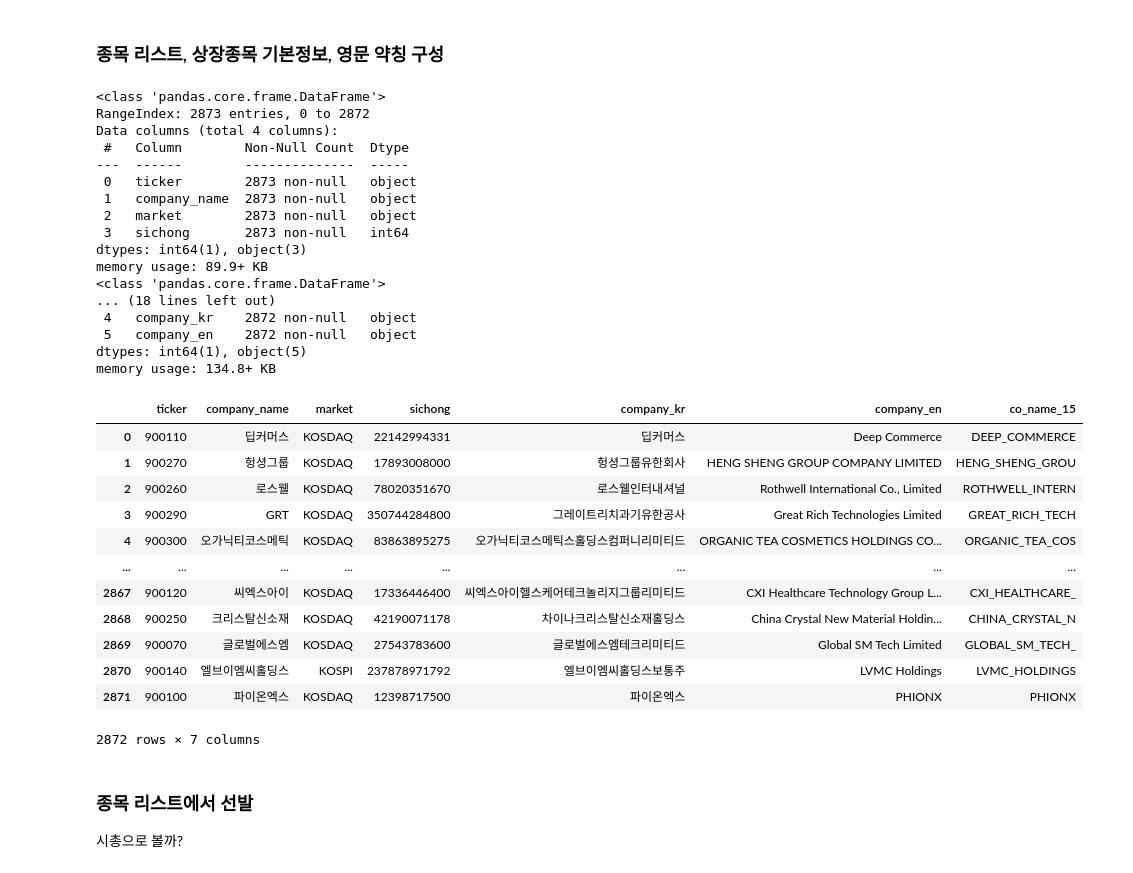
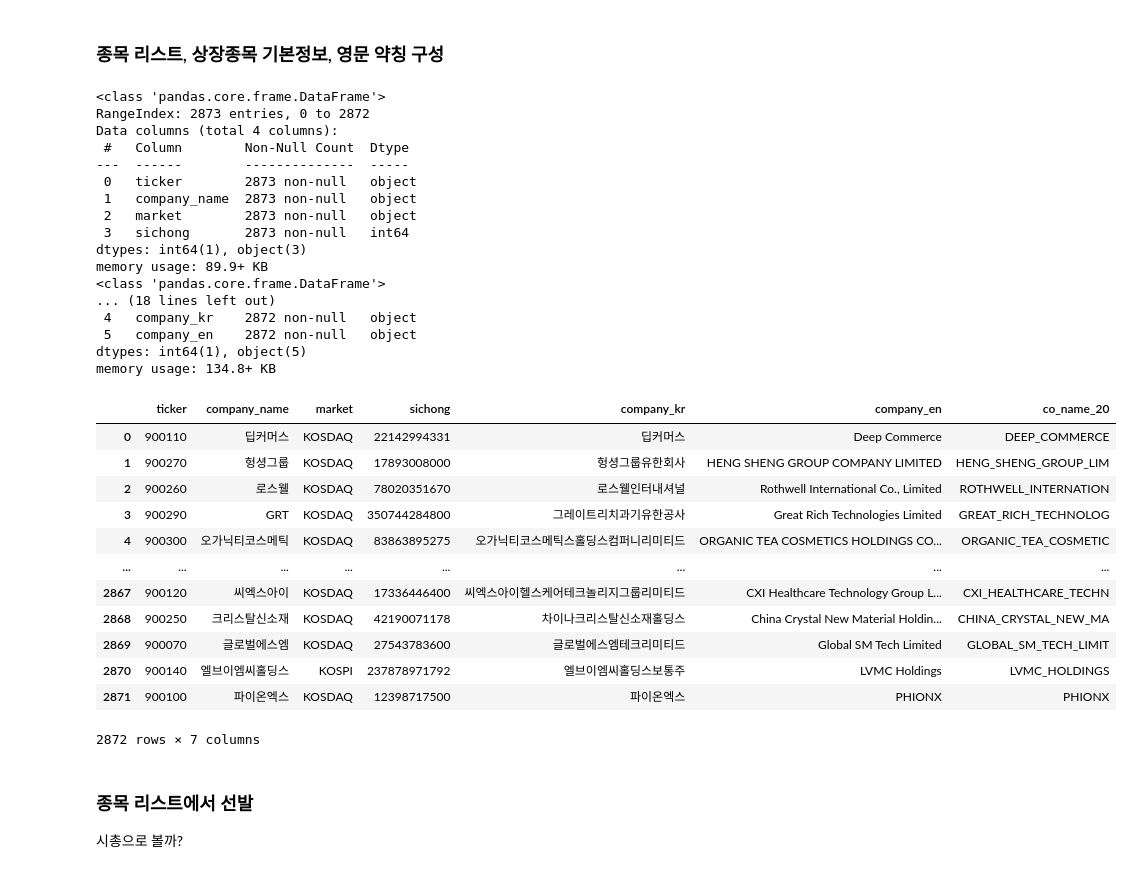
Before and after one commit to bahn28/salad, a Jupyter notebook: az_krx_001.ipynb, the cells around one changed output. Saved outputs shown, nothing was run; the diff lists cells and outputs as text; code cells hidden in the pictures.

```diff
--- a/az_krx_001.ipynb
+++ b/az_krx_001.ipynb
@@ -72,45 +72,45 @@ df_krx_lst
 # 회사명 영문 약어 생성, 15자 이내.
 # 정규식 패턴 수정 및 대소문자 무시(?i) 적용
 pattern = r'(?i)\s+(Co\.,?\s*Ltd\.|Inc\.|Corp\.|Ltd\.|Company)'
 
 # 수식어 제거 후 -> 양끝 공백 제거(.str.strip()) -> 빈칸을 언더바(_)로 치환(.str.replace)
-df_krx_lst['co_name_15'] = (
+df_krx_lst['co_name_20'] = (
     df_krx_lst['company_en']
     .str.replace(pattern, '', regex=True)
     .str.strip()
     .str.replace(r'\s+', '_', regex=True)  # 연속된 빈칸을 모두 언더바(_)로 바꿉니다.
     .str.upper()
-    .str[:15]
+    .str[:20]
 )
 df_krx_lst
 # %% [output]
 <class 'pandas.core.frame.DataFrame'>
 RangeIndex: 2873 entries, 0 to 2872
 Data columns (total 4 columns):
  #   Column        Non-Null Count  Dtype
 ---  ------        --------------  -----
  0   ticker        2873 non-null   object
  1   company_name  2873 non-null   object
  2   market        2873 non-null   object
  3   sichong       2873 non-null   int64
 dtypes: int64(1), object(3)
 memory usage: 89.9+ KB
 <class 'pandas.core.frame.DataFrame'>
 ... (18 lines left out)
  4   company_kr    2872 non-null   object
  5   company_en    2872 non-null   object
 dtypes: int64(1), object(5)
 memory usage: 134.8+ KB
-|  | ticker | company_name | market | sichong | company_kr | company_en | co_name_15 |
+|  | ticker | company_name | market | sichong | company_kr | company_en | co_name_20 |
 | 0 | 900110 | 딥커머스 | KOSDAQ | 22142994331 | 딥커머스 | Deep Commerce | DEEP_COMMERCE |
-| 1 | 900270 | 헝셩그룹 | KOSDAQ | 17893008000 | 헝셩그룹유한회사 | HENG SHENG GROUP COMPANY LIMITED | HENG_SHENG_GROU |
-| 2 | 900260 | 로스웰 | KOSDAQ | 78020351670 | 로스웰인터내셔널 | Rothwell International Co., Limited | ROTHWELL_INTERN |
-| 3 | 900290 | GRT | KOSDAQ | 350744284800 | 그레이트리치과기유한공사 | Great Rich Technologies Limited | GREAT_RICH_TECH |
-| 4 | 900300 | 오가닉티코스메틱 | KOSDAQ | 83863895275 | 오가닉티코스메틱스홀딩스컴퍼니리미티드 | ORGANIC TEA COSMETICS HOLDINGS CO... | ORGANIC_TEA_COS |
+| 1 | 900270 | 헝셩그룹 | KOSDAQ | 17893008000 | 헝셩그룹유한회사 | HENG SHENG GROUP COMPANY LIMITED | HENG_SHENG_GROUP_LIM |
+| 2 | 900260 | 로스웰 | KOSDAQ | 78020351670 | 로스웰인터내셔널 | Rothwell International Co., Limited | ROTHWELL_INTERNATION |
+| 3 | 900290 | GRT | KOSDAQ | 350744284800 | 그레이트리치과기유한공사 | Great Rich Technologies Limited | GREAT_RICH_TECHNOLOG |
+| 4 | 900300 | 오가닉티코스메틱 | KOSDAQ | 83863895275 | 오가닉티코스메틱스홀딩스컴퍼니리미티드 | ORGANIC TEA COSMETICS HOLDINGS CO... | ORGANIC_TEA_COSMETIC |
 | ... | ... | ... | ... | ... | ... | ... | ... |
-| 2867 | 900120 | 씨엑스아이 | KOSDAQ | 17336446400 | 씨엑스아이헬스케어테크놀리지그룹리미티드 | CXI Healthcare Technology Group L... | CXI_HEALTHCARE_ |
-| 2868 | 900250 | 크리스탈신소재 | KOSDAQ | 42190071178 | 차이나크리스탈신소재홀딩스 | China Crystal New Material Holdin... | CHINA_CRYSTAL_N |
-| 2869 | 900070 | 글로벌에스엠 | KOSDAQ | 27543783600 | 글로벌에스엠테크리미티드 | Global SM Tech Limited | GLOBAL_SM_TECH_ |
+| 2867 | 900120 | 씨엑스아이 | KOSDAQ | 17336446400 | 씨엑스아이헬스케어테크놀리지그룹리미티드 | CXI Healthcare Technology Group L... | CXI_HEALTHCARE_TECHN |
+| 2868 | 900250 | 크리스탈신소재 | KOSDAQ | 42190071178 | 차이나크리스탈신소재홀딩스 | China Crystal New Material Holdin... | CHINA_CRYSTAL_NEW_MA |
+| 2869 | 900070 | 글로벌에스엠 | KOSDAQ | 27543783600 | 글로벌에스엠테크리미티드 | Global SM Tech Limited | GLOBAL_SM_TECH_LIMIT |
 | 2870 | 900140 | 엘브이엠씨홀딩스 | KOSPI | 237878971792 | 엘브이엠씨홀딩스보통주 | LVMC Holdings | LVMC_HOLDINGS |
 | 2871 | 900100 | 파이온엑스 | KOSDAQ | 12398717500 | 파이온엑스 | PHIONX | PHIONX |
 2872 rows × 7 columns
```
Also changed, not shown: parts of 5 cells of this notebook.
